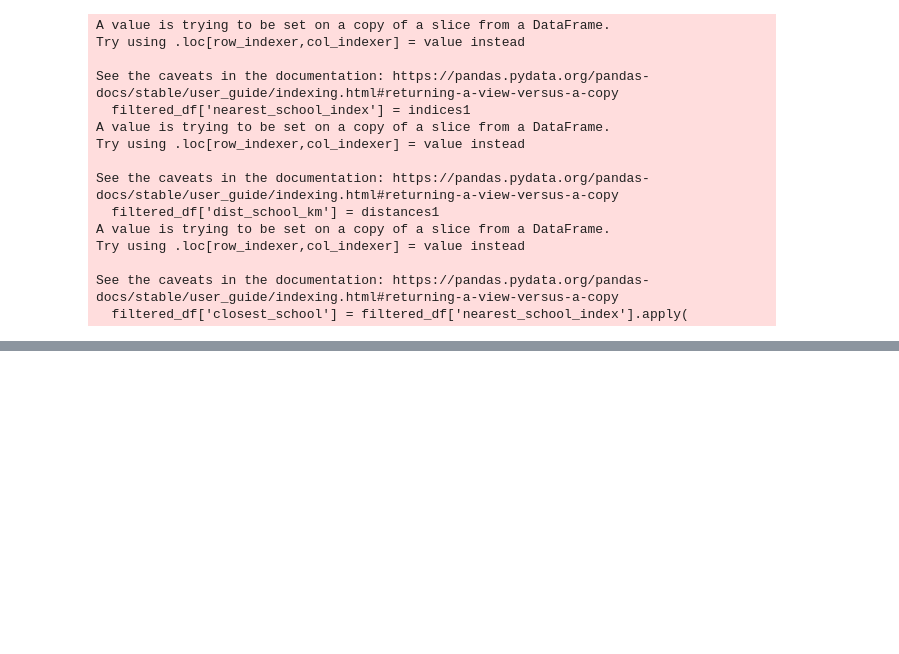
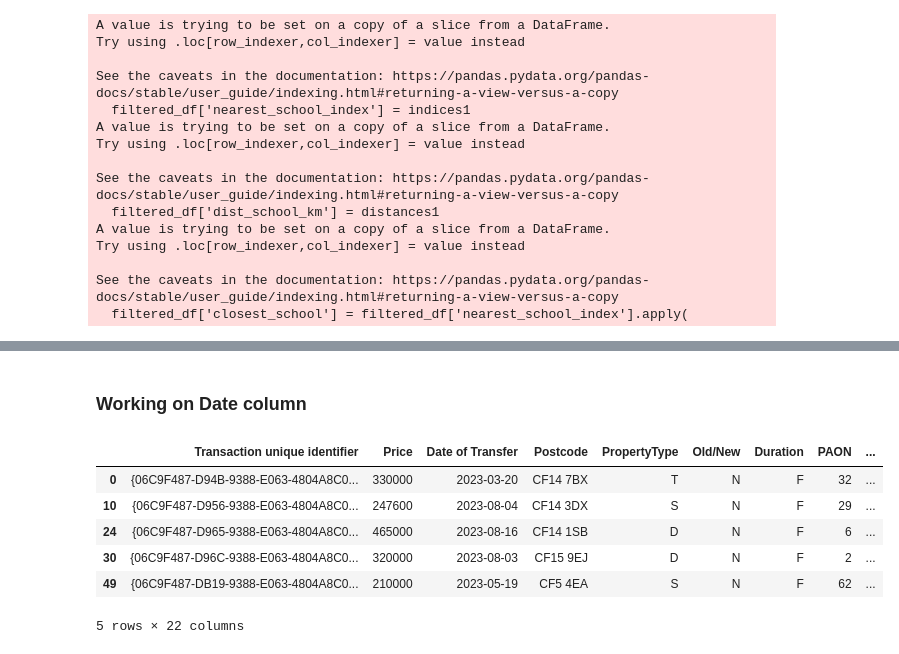
Before and after one commit to yatishchandrasai/House-prediction-with-HM-Registry-Data, a Jupyter notebook: Code.ipynb, the cells around one changed output, grey strips where cells are left out. Cells and saved outputs as stored; diff of their text form; code cells hidden in the pictures; blank space fills up the shorter version.

```diff
--- a/Code.ipynb
+++ b/Code.ipynb
@@ -341,0 +451,20 @@ filtered_df.to_csv("/content/drive/MyDrive/data science project/final registry d
+# %% [markdown]
+### Working on Date column
+# %%
+# Convert to pandas datetime
+final_df = filtered_df.copy()
+final_df['Date of Transfer'] = pd.to_datetime(final_df['Date of Transfer'], format='%Y-%m-%d %H:%M')
+
+# Extract year and month
+#final_df['year'] = final_df['Date of Transfer'].dt.year
+final_df['month'] = final_df['Date of Transfer'].dt.month
+
+final_df.head()
+# %% [output]
+|  | Transaction unique identifier | Price | Date of Transfer | Postcode | PropertyType | Old/New | Duration | PAON | ... |
+| 0 | {06C9F487-D94B-9388-E063-4804A8C0... | 330000 | 2023-03-20 | CF14 7BX | T | N | F | 32 | ... |
+| 10 | {06C9F487-D956-9388-E063-4804A8C0... | 247600 | 2023-08-04 | CF14 3DX | S | N | F | 29 | ... |
+| 24 | {06C9F487-D965-9388-E063-4804A8C0... | 465000 | 2023-08-16 | CF14 1SB | D | N | F | 6 | ... |
+| 30 | {06C9F487-D96C-9388-E063-4804A8C0... | 320000 | 2023-08-03 | CF15 9EJ | D | N | F | 2 | ... |
+| 49 | {06C9F487-DB19-9388-E063-4804A8C0... | 210000 | 2023-05-19 | CF5 4EA | S | N | F | 62 | ... |
+5 rows × 22 columns
```
Also changed, not shown: parts of 17 cells of this notebook.
